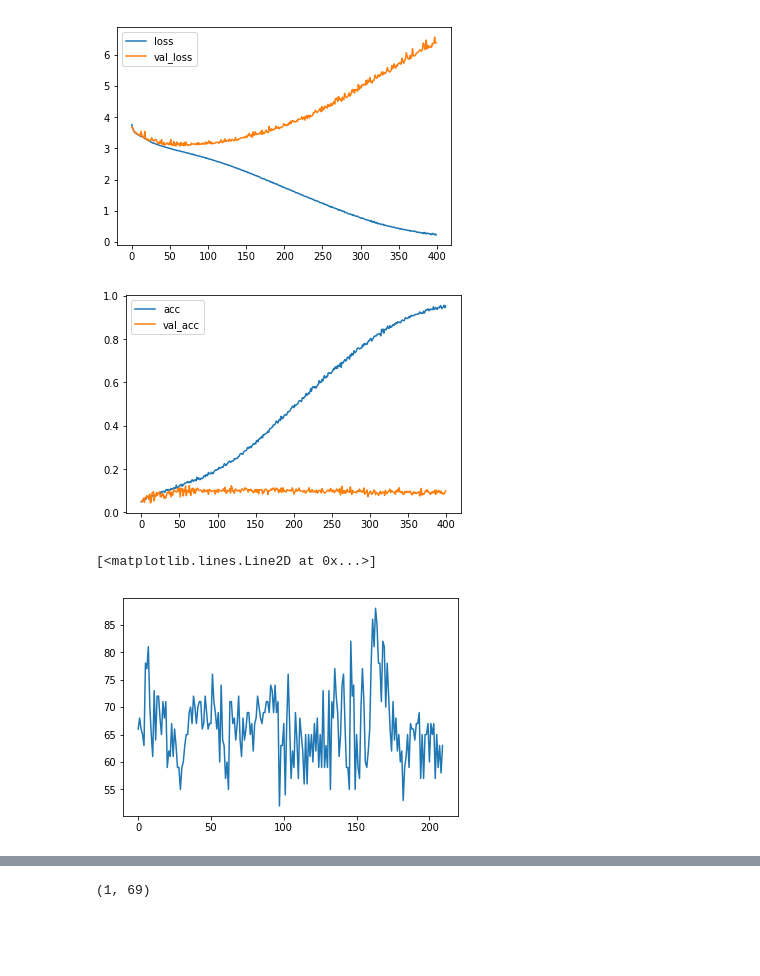
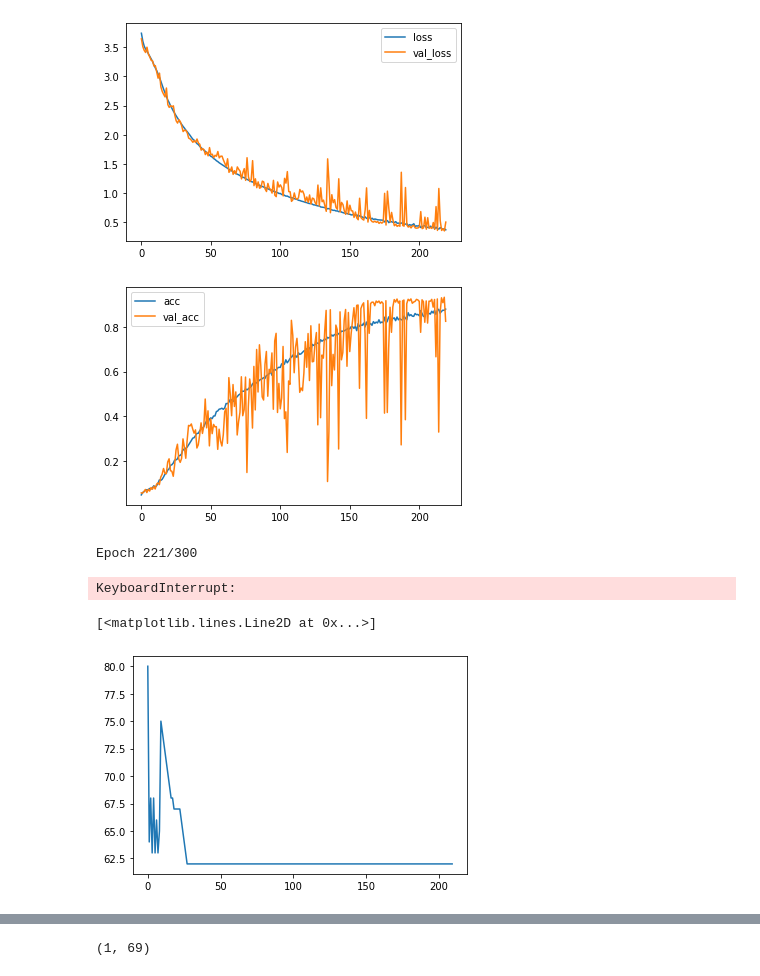
Before and after one commit to GraceJohnson/cs229-final-project, a Jupyter notebook: HIJACKED-LSTM.ipynb, the cells around one changed output, grey strips where cells are left out. Saved outputs shown, nothing was run; the diff lists cells and outputs as text; code cells hidden in the pictures; blank space fills up the shorter version.

```diff
--- a/HIJACKED-LSTM.ipynb
+++ b/HIJACKED-LSTM.ipynb
@@ -20,14 +20,13 @@ input_length = 10
 X_orig = np.loadtxt('10HX.txt')
 Y_orig = np.loadtxt('10HY.txt')
 
-#n = len(X)
-permutation = np.random.permutation(n)
+permutation = np.random.permutation(len(X_orig))
 X_orig = X_orig[permutation]
 Y_orig = Y_orig[permutation]
 
 print('Shortened data set')
-X = X_orig[:5000]
-Y = Y_orig[:5000]
+X = np.copy(X_orig[:10000])
+Y = np.copy(Y_orig[:10000])
 
 sorted_notes = np.unique(Y)
 
@@ -46,10 +45,9 @@ for i,note in enumerate(Y): #make all the notes a number between 0 and number_of
 Y = np_utils.to_categorical(Y)
 
 print('Make sure these numbers are the same: X_orig={}, Y_orig={}, X={}, Y={}'.format(n_notes_X_orig, n_notes_Y_orig, n_notes_X, n_notes_Y))
-print('Number of different notes (hidden units): {}'.format(number_of_different_notes))
+print('Number of different notes (hidden units): {}'.format(n_notes_Y))
 print('Shape of X: {}'.format(X.shape))
 print('Max: {}, Min: {}'.format(int(max_note), int(min_note)))
-
 n = X.shape[0]
 # %% [output]
 Shortened data set
@@ -59,0 +63,15 @@ Max: 101, Min: 29
+# %%
+#Run this if you want to laod shortened data set
+X = np.loadtxt('shortened-HX.txt')
+Y = np.loadtxt('shortened-HY.txt')
+sorted_notes = np.loadtxt('shortened-sorted_notes.txt')
+n_notes_X = len(np.unique(X))
+n_notes_Y = n_hidden_units = len(sorted_notes)
+
+X_unnormalized = np.copy(X)
+X = X / max_note #normalize input
+
+print('Make sure these numbers are the same: X={}, Y={}'.format(n_notes_X, n_notes_Y))
+print('Number of different notes (hidden units): {}'.format(n_notes_Y))
+print('Shape of X: {}'.format(X.shape))
+print('Max: {}, Min: {}'.format(int(max_note), int(min_note)))
@@ -87,6 +120,6 @@ model.add(Activation('softmax'))
 rmsprop = optimizers.RMSprop(lr=0.002, rho=0.9, epsilon=None, decay=0.0)
 model.compile(loss='categorical_crossentropy', optimizer='rmsprop',metrics=['accuracy'])
 # Load the weights to each node
-model.load_weights('./hijacked_weights/10LSTM256-LSTM-400-0.2227.hdf5')
+#model.load_weights('./hijacked_weights/10LSTM256-LSTM-400-0.2227.hdf5')
 print(model.summary())
 # %% [output]
@@ -94,4 +142,5 @@ ValueError: Dimension 1 in both shapes must be equal, but are 272 and 276. Shape
 # %%
+#Remember to change the name of the log file
 class live_plot(callbacks.Callback):
     def on_train_begin(self, logs={}):
         self.index = 0
@@ -127,25 +176,33 @@ class live_plot(callbacks.Callback):
         plt.plot(self.epochs, self.val_acc, label="val_acc")
         plt.legend()
         plt.show();
+
+class dump_to_file(callbacks.Callback):
+    def on_epoch_end(self, epoch, logs={}):
+        with open('training_log.txt','wb') as f:
+            np.savetxt(f,np.array([logs.get('loss'),logs.get('val_loss'),logs.get('acc'),logs.get('val_acc')]))
 # %%
-filepath = "./hijacked_weights/10LSTM256-LSTM-{epoch:02d}-{loss:.4f}.hdf5"
+filepath = "./hijacked_weights/hijacked-{epoch:02d}.hdf5"
 checkpoint = ModelCheckpoint(
     filepath, monitor='loss',
     verbose=0,
     save_best_only=True,
     mode='min'
 )
 
 plot = live_plot()
+dump = dump_to_file()
 
-callbacks_list = [checkpoint, plot]
-fit_data = model.fit(X.reshape(n, input_length, 1), Y, validation_split=0.20,epochs=400, batch_size=64, callbacks=callbacks_list)
+callbacks_list = [checkpoint, plot, dump]
+fit_data = model.fit(X.reshape(n, input_length, 1), Y, validation_split=0.20,epochs=300, batch_size=64, callbacks=callbacks_list)
 # %% [output]
-[figure, old version]
+[figure, new version]
-[figure, old version]
+[figure, new version]
+Epoch 221/300
+KeyboardInterrupt:
 # %%
 #Generate 200 notes
-
+#model.load_weights('./hijacked_weights/hijacked-125.hdf5')
 #random sequence to initialize predictions
 init = X[np.random.randint(0,len(X))]
 
@@ -154,12 +211,10 @@ predicted_notes[0:input_length] = init
 
 for note_index in range(200):
     x = predicted_notes[note_index:note_index + input_length]
-    #print('Input: {}'.format(x))
     prediction = model.predict(x.reshape(1,10,1))
-    #print('Prediction: {}'.format(np.argmax(prediction)))
     predicted_notes[note_index + input_length] = sorted_notes[np.argmax(prediction)] / max_note
 predicted_notes = predicted_notes * max_note
 plt.plot(predicted_notes)
 # %% [output]
 [<matplotlib.lines.Line2D at 0x...>]
-[figure, old version]
+[figure, new version]
```
Also changed, not shown: parts of 11 cells of this notebook, 27 other files.
